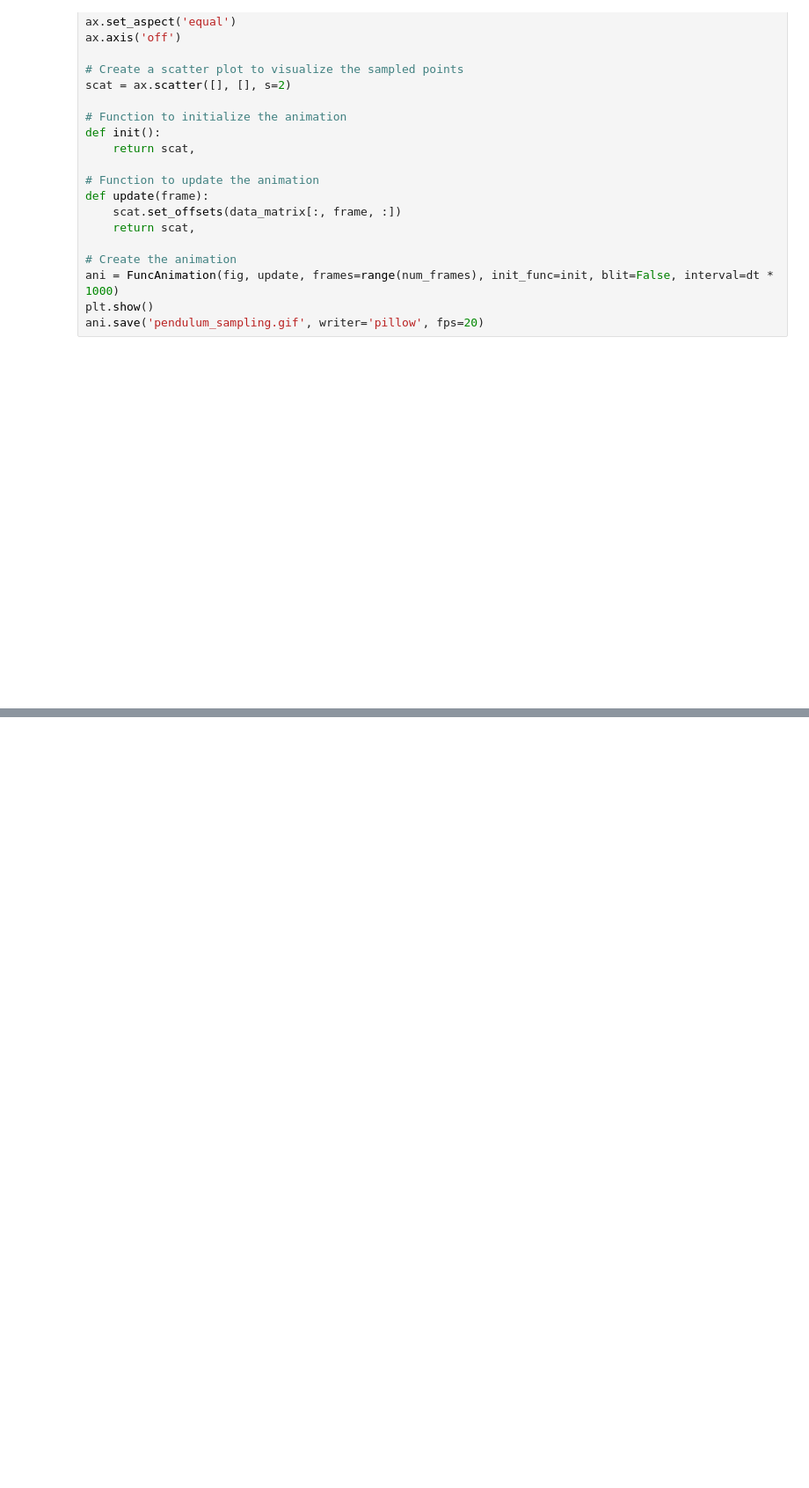
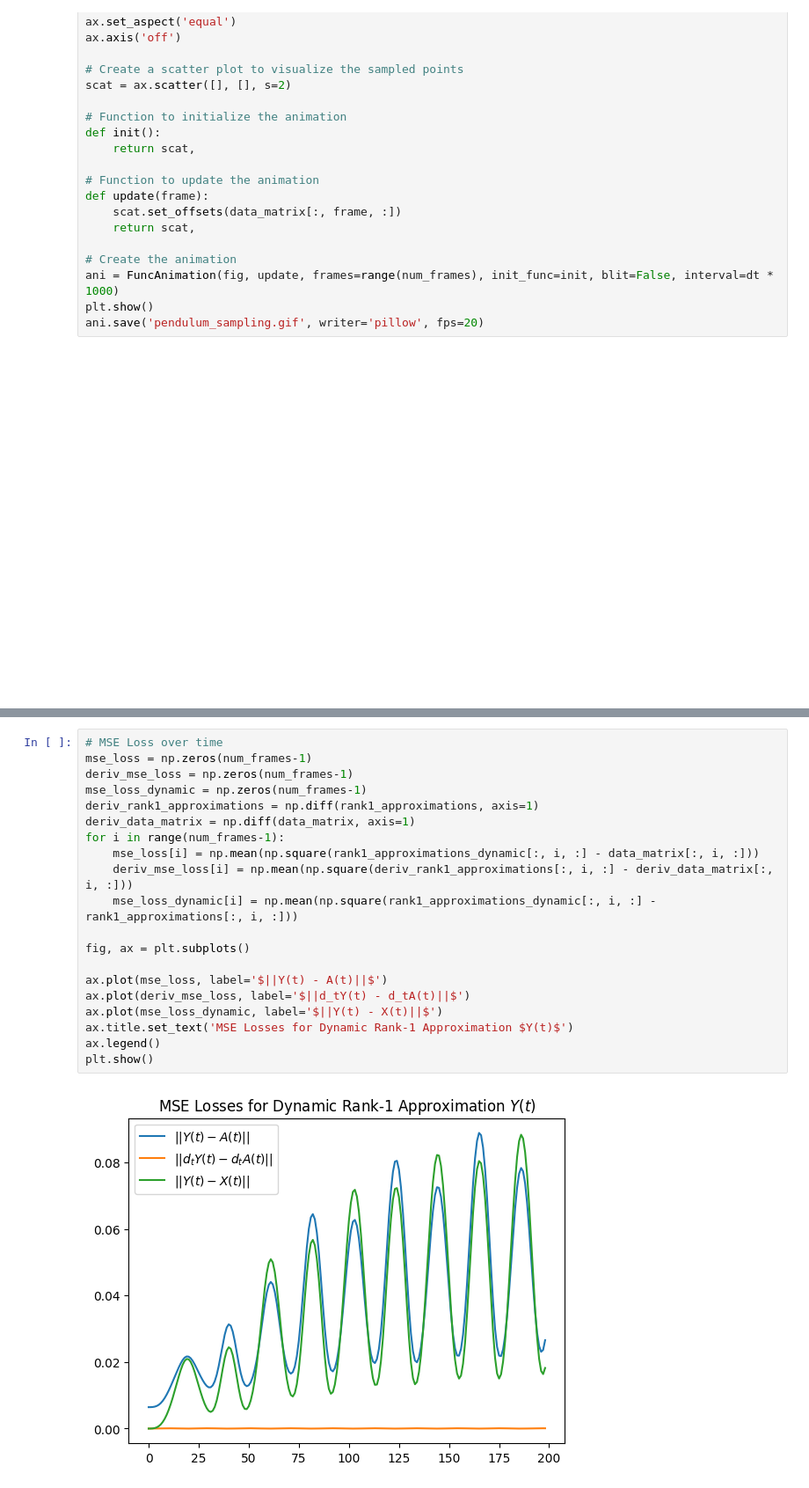
Before and after one commit to dsaragih/DLRA-interpretability, a Jupyter notebook: pca_experiments.ipynb, the cells around one changed output, grey strips where cells are left out. Shown at 88% size. Cells and saved outputs as stored; diff of their text form; blank space fills up the shorter version.

```diff
--- a/pca_experiments.ipynb
+++ b/pca_experiments.ipynb
@@ -228,0 +296,22 @@ def dynamic_low_rank_approx(U, S, V, tau=0.05):
+# %%
+# MSE Loss over time
+mse_loss = np.zeros(num_frames-1)
+deriv_mse_loss = np.zeros(num_frames-1)
+mse_loss_dynamic = np.zeros(num_frames-1)
+deriv_rank1_approximations = np.diff(rank1_approximations, axis=1)
+deriv_data_matrix = np.diff(data_matrix, axis=1)
+for i in range(num_frames-1):
+    mse_loss[i] = np.mean(np.square(rank1_approximations_dynamic[:, i, :] - data_matrix[:, i, :]))
+    deriv_mse_loss[i] = np.mean(np.square(deriv_rank1_approximations[:, i, :] - deriv_data_matrix[:, i, :]))
+    mse_loss_dynamic[i] = np.mean(np.square(rank1_approximations_dynamic[:, i, :] - rank1_approximations[:, i, :]))
+
+fig, ax = plt.subplots()
+
+ax.plot(mse_loss, label='$||Y(t) - A(t)||$')
+ax.plot(deriv_mse_loss, label='$||d_tY(t) - d_tA(t)||$')
+ax.plot(mse_loss_dynamic, label='$||Y(t) - X(t)||$')
+ax.title.set_text('MSE Losses for Dynamic Rank-1 Approximation $Y(t)$')
+ax.legend()
+plt.show()
+# %% [output]
+[figure, added]
```
Also changed, not shown: parts of 6 cells of this notebook, 13 other files.
